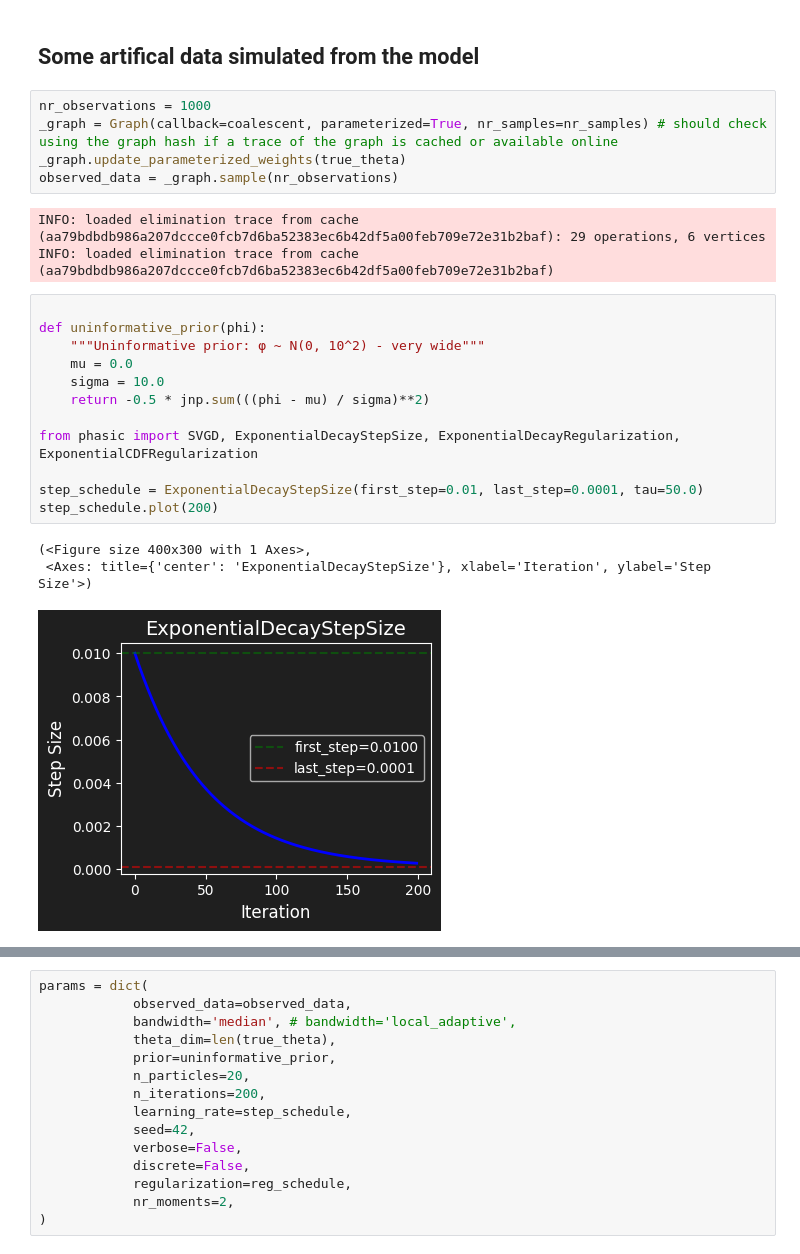
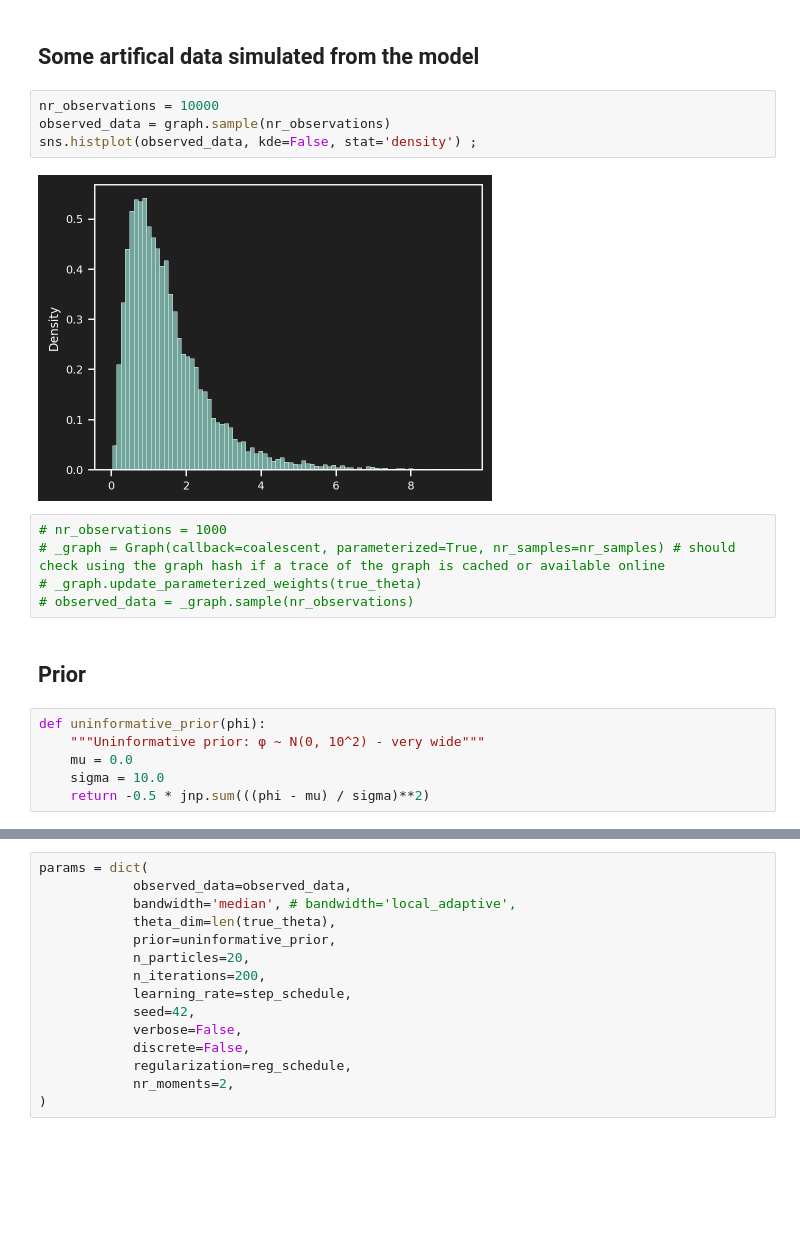
Before and after one commit to munch-group/PtDAlgorithms, a Jupyter notebook: docs/pages/tutorials/simple_example.ipynb, the cells around one changed output, grey strips where cells are left out. Saved outputs shown, nothing was run; the diff lists cells and outputs as text; blank space fills up the shorter version.

```diff
--- a/docs/pages/tutorials/simple_example.ipynb
+++ b/docs/pages/tutorials/simple_example.ipynb
@@ -46,26 +82,21 @@ graph.plot()
 # %% [markdown]
 ## Some artifical data simulated from the model
+# %%
+nr_observations = 10000
+observed_data = graph.sample(nr_observations)
+sns.histplot(observed_data, kde=False, stat='density') ;
+# %% [output]
+[figure, added]
 # %%
-nr_observations = 1000
-_graph = Graph(callback=coalescent, parameterized=True, nr_samples=nr_samples) # should check using the graph hash if a trace of the graph is cached or available online
-_graph.update_parameterized_weights(true_theta)
-observed_data = _graph.sample(nr_observations)
+# nr_observations = 1000
+# _graph = Graph(callback=coalescent, parameterized=True, nr_samples=nr_samples) # should check using the graph hash if a trace of the graph is cached or available online
+# _graph.update_parameterized_weights(true_theta)
+# observed_data = _graph.sample(nr_observations)
-# %% [output]
-INFO: loaded elimination trace from cache (aa79bdbdb986a207dccce0fcb7d6ba52383ec6b42df5a00feb709e72e31b2baf): 29 operations, 6 vertices
-INFO: loaded elimination trace from cache (aa79bdbdb986a207dccce0fcb7d6ba52383ec6b42df5a00feb709e72e31b2baf)
+# %% [markdown]
+## Prior
 # %%
-
 def uninformative_prior(phi):
     """Uninformative prior: φ ~ N(0, 10^2) - very wide"""
     mu = 0.0
     sigma = 10.0
     return -0.5 * jnp.sum(((phi - mu) / sigma)**2)
-
-from phasic import SVGD, ExponentialDecayStepSize, ExponentialDecayRegularization, ExponentialCDFRegularization
-
-step_schedule = ExponentialDecayStepSize(first_step=0.01, last_step=0.0001, tau=50.0)
-step_schedule.plot(200)
-# %% [output]
-(<Figure size 400x300 with 1 Axes>,
- <Axes: title={'center': 'ExponentialDecayStepSize'}, xlabel='Iteration', ylabel='Step Size'>)
-[figure, removed]
```
Also changed, not shown: parts of 9 cells of this notebook.
